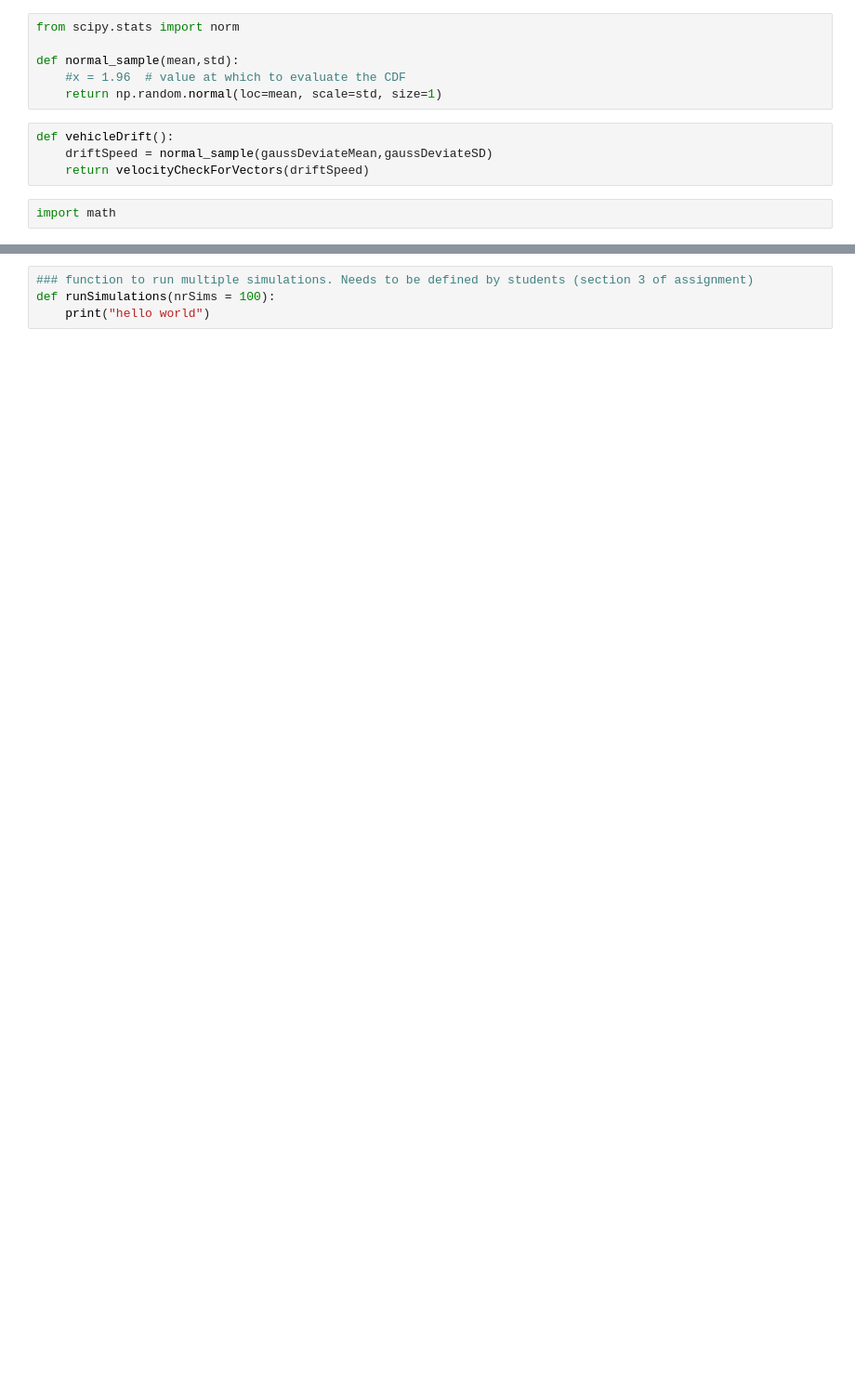
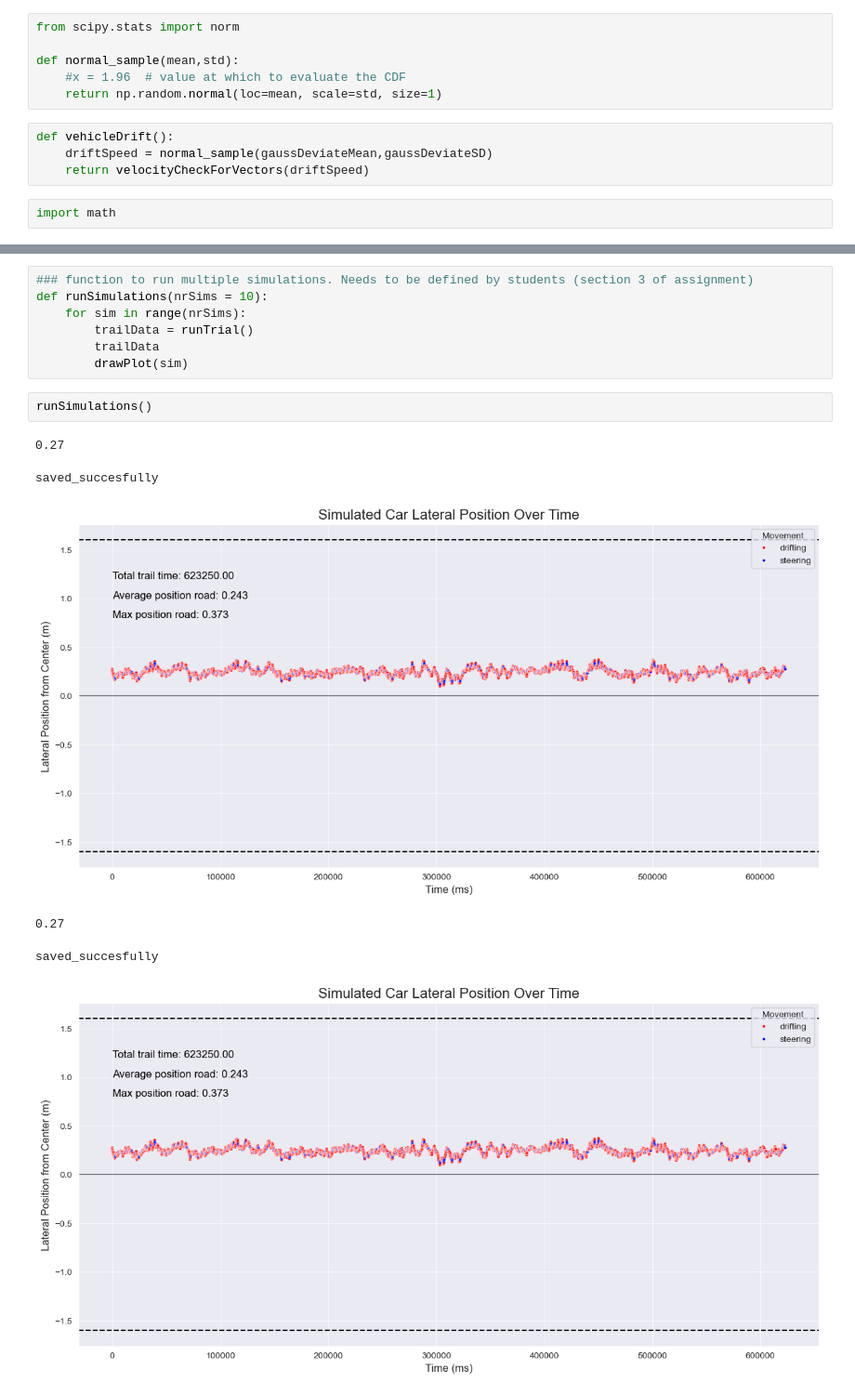
Before and after one commit to lucvergnes/CognitiveMod, a Jupyter notebook: driving_model.ipynb, the cells around one changed output, grey strips where cells are left out. Shown at 93% size. Cells and saved outputs as stored; diff of their text form; blank space fills up the shorter version.

```diff
--- a/driving_model.ipynb
+++ b/driving_model.ipynb
@@ -160,5 +163,17 @@ def runTrial(nrWordsPerSentence =5,nrSentences=3,nrSteeringMovementsWhenSteering
     return df
 # %%
 ### function to run multiple simulations. Needs to be defined by students (section 3 of assignment)
-def runSimulations(nrSims = 100):
-    print("hello world")
+def runSimulations(nrSims = 10):
+    for sim in range(nrSims):
+        trailData = runTrial()
+        trailData
+        drawPlot(sim)
+# %%
+runSimulations()
+# %% [output]
+0.27
+saved_succesfully
+[figure, added]
+0.27
+saved_succesfully
+[figure, added]
```
Also changed, not shown: parts of 6 cells of this notebook.
